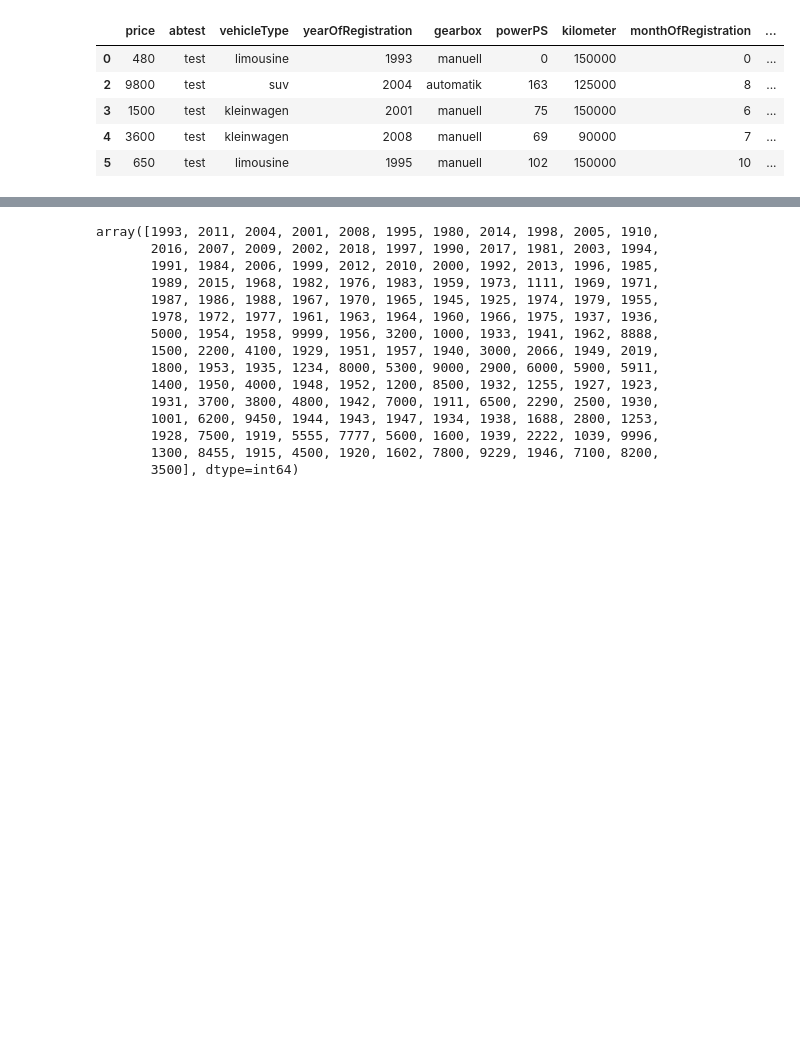
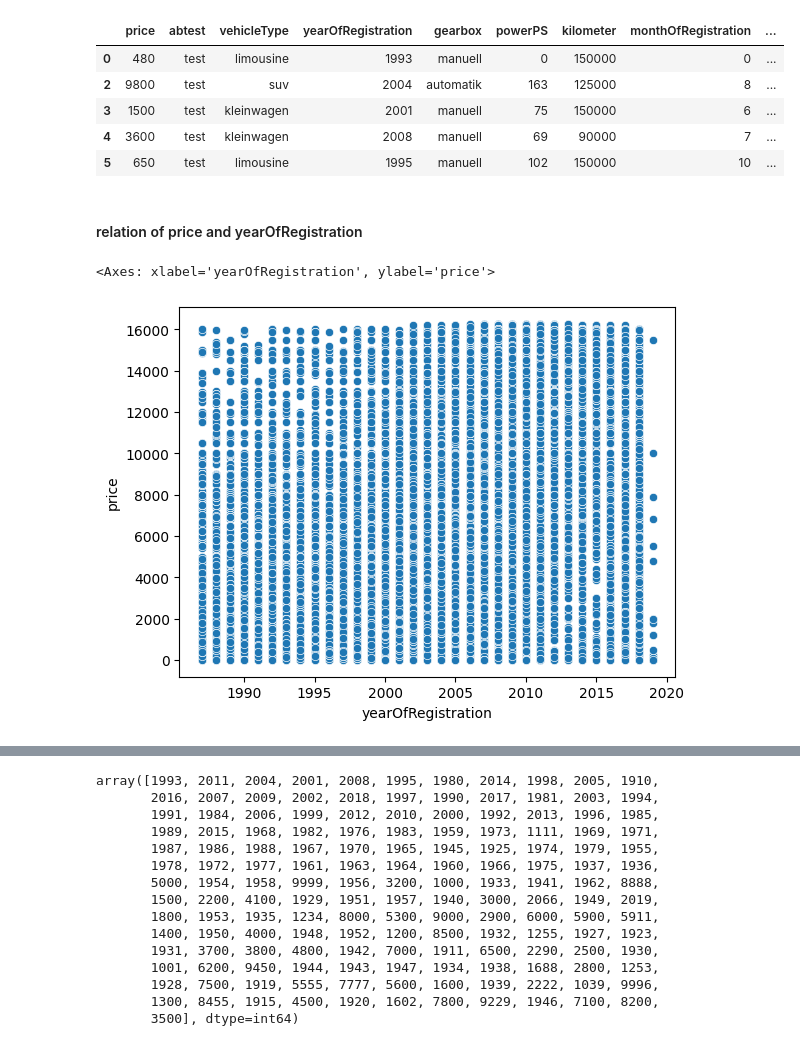
Before and after one commit to rajendra195/ds_ml_project, a Jupyter notebook: notebook_file/data_ingestion_and_profiling.ipynb, the cells around one changed output, grey strips where cells are left out. Saved outputs shown, nothing was run; the diff lists cells and outputs as text; code cells hidden in the pictures; blank space fills up the shorter version.

```diff
--- a/notebook_file/data_ingestion_and_profiling.ipynb
+++ b/notebook_file/data_ingestion_and_profiling.ipynb
@@ -867,3 +862,10 @@ clean_df.head()
 | 3 | 1500 | test | kleinwagen | 2001 | manuell | 75 | 150000 | 6 | ... |
 | 4 | 3600 | test | kleinwagen | 2008 | manuell | 69 | 90000 | 7 | ... |
 | 5 | 650 | test | limousine | 1995 | manuell | 102 | 150000 | 10 | ... |
+# %% [markdown]
+#### relation of price and yearOfRegistration
+# %%
+sns.scatterplot(data=clean_df, x="yearOfRegistration", y="price", palette="Set2")
+# %% [output]
+<Axes: xlabel='yearOfRegistration', ylabel='price'>
+[figure, added]
```
Also changed, not shown: parts of 70 cells of this notebook, 2 other files.
